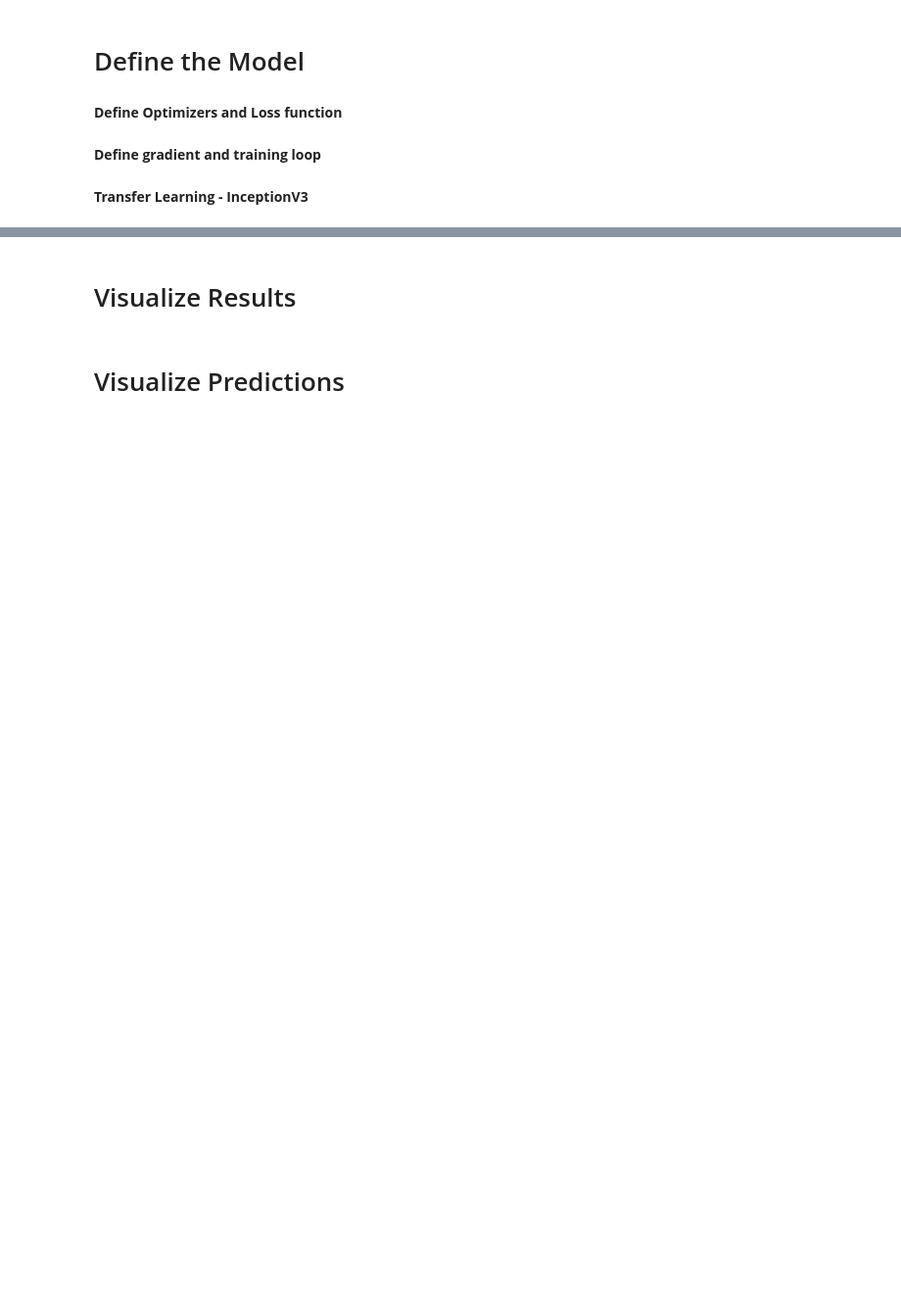
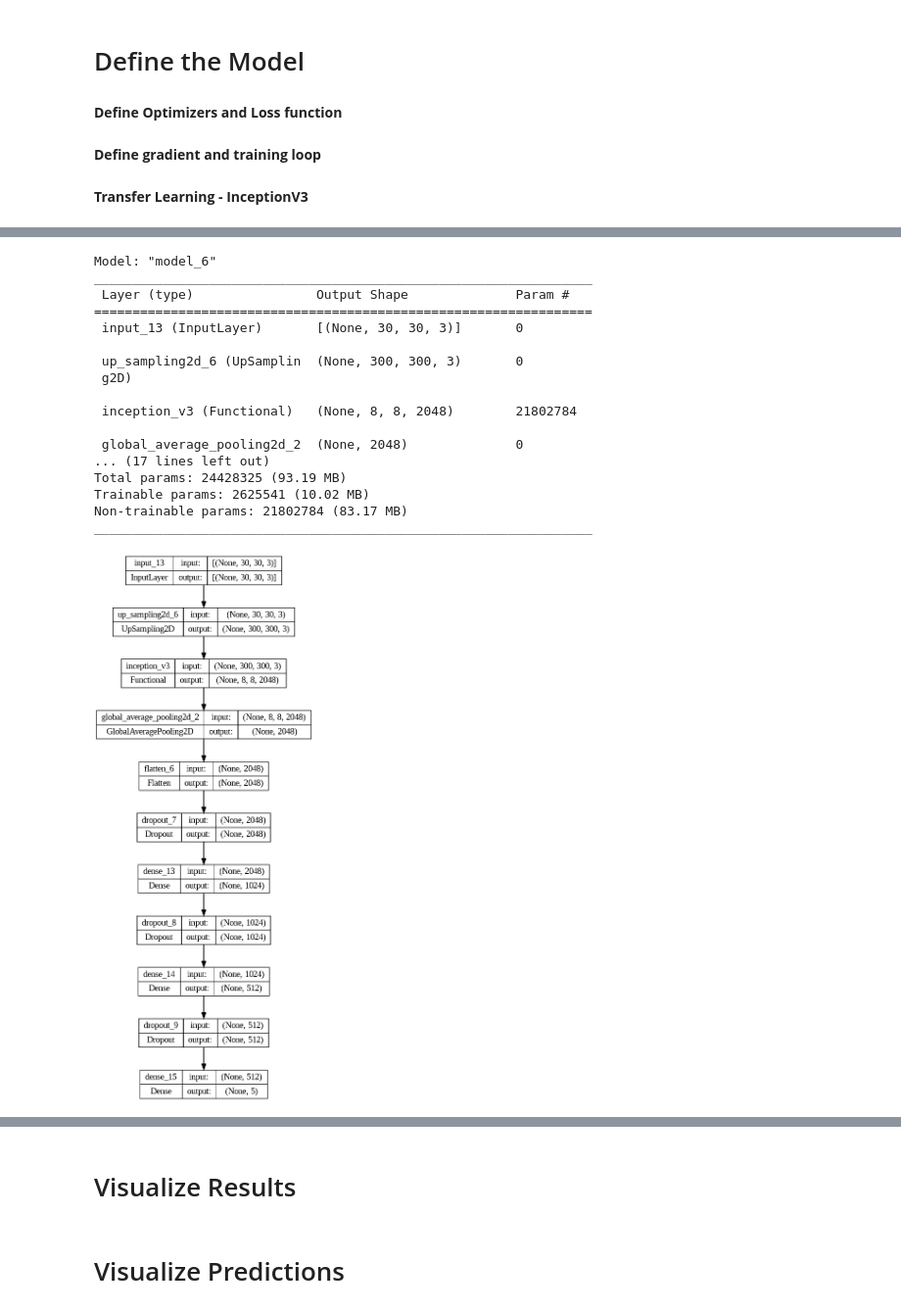
Before and after one commit to yeesem/Soft-Computing, a Jupyter notebook: Alternative_Assessment_Handwriting_Recognization.ipynb, the cells around one changed output, grey strips where cells are left out. Shown at 98% size. Saved outputs shown, nothing was run; the diff lists cells and outputs as text; code cells hidden in the pictures; blank space fills up the shorter version.

```diff
--- a/Alternative_Assessment_Handwriting_Recognization.ipynb
+++ b/Alternative_Assessment_Handwriting_Recognization.ipynb
@@ -348,8 +327,11 @@ def feature_extractor_inceptionV3(inputs):
 def classifier(inputs):
   x = layers.GlobalAveragePooling2D()(inputs)
   x = layers.Flatten()(x)
+  x = layers.Dropout(0.3)(x)
   x = layers.Dense(1024,activation = 'relu')(x)
+  x = layers.Dropout(0.3)(x)
   x = layers.Dense(512,activation = 'relu')(x)
+  x = layers.Dropout(0.3)(x)
   x = layers.Dense(5,activation = 'softmax')(x)
 
   return x
@@ -363,17 +345,18 @@ def model_1():
 
   return model
 
-def train_model_1(epochs = 10):
-  model = model_1()
+def train_model(model_1,train_dataset,test_dataset,epochs = 30):
+
   epochs_test_losses,epochs_train_losses = [],[]
+  epochs_test_acc,epochs_train_acc = [],[]
 
   for epoch in range(epochs):
     print("Epoch : ",epoch+1)
 
-    losses_train = train_data_for_one_epoch(train_dataset,adam_optimizer,model,categorical_loss_object)
+    losses_train = train_data_for_one_epoch(model_1,train_dataset)
     train_acc = train_acc_metrics.result()
 
-    losses_test = perform_validation(model,categorical_loss_object,test_dataset)
+    losses_test = perform_validation(model_1,test_dataset)
     test_acc = test_acc_metrics.result()
 
     losses_train_mean = np.mean(losses_train)
@@ -381,11 +364,21 @@ def train_model_1(epochs = 10):
     epochs_train_losses.append(losses_train_mean)
     epochs_test_losses.append(losses_test_mean)
 
-    print("Train loss : {:6.4f}, Validation loss : {:6.4f}, Train Accuracy : {:6.3f}, Test Accuracy : {:6.3f}\n".format(
+    epochs_train_acc.append(train_acc)
+    epochs_test_acc.append(test_acc)
+
+    print("Train loss : {:8.4f}, Validation loss : {:8.4f}, Train Accuracy : {:6.3f}, Test Accuracy : {:6.3f}\n".format(
         float(losses_train_mean),float(losses_test_mean),float(train_acc),float(test_acc)
     ))
 
     train_acc_metrics.reset_states()
     test_acc_metrics.reset_states()
 
-train_model_1()
+  history = {
+      'accuracy' : epochs_train_acc,
+      'test_accuracy' : epochs_test_acc,
+      'loss' : epochs_train_losses,
+      'test_loss' : epochs_test_losses
+  }
+
+  return history
@@ -412,0 +385,23 @@ Train loss : 0.5439, Validation loss : 1.0675, Train Accuracy :  0.793, Test Acc
+# %%
+model_1 = model_1()
+model_1.summary()
+plot_model(model_1,show_shapes=True, show_layer_names=True)
+# %% [output]
+Model: "model_6"
+_________________________________________________________________
+ Layer (type)                Output Shape              Param #
+=================================================================
+ input_13 (InputLayer)       [(None, 30, 30, 3)]       0
+
+ up_sampling2d_6 (UpSamplin  (None, 300, 300, 3)       0
+ g2D)
+
+ inception_v3 (Functional)   (None, 8, 8, 2048)        21802784
+
+ global_average_pooling2d_2  (None, 2048)              0
+... (17 lines left out)
+Total params: 24428325 (93.19 MB)
+Trainable params: 2625541 (10.02 MB)
+Non-trainable params: 21802784 (83.17 MB)
+_________________________________________________________________
+[figure, added]
```
Also changed, not shown: parts of 25 cells of this notebook.
